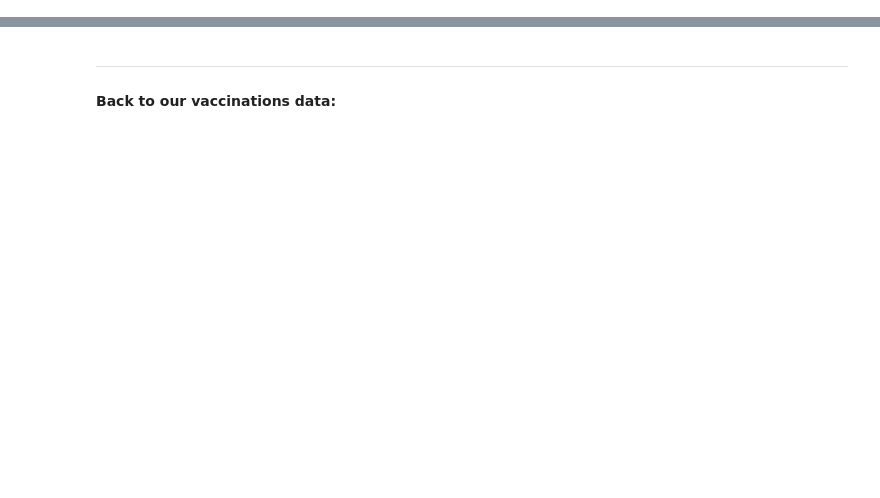
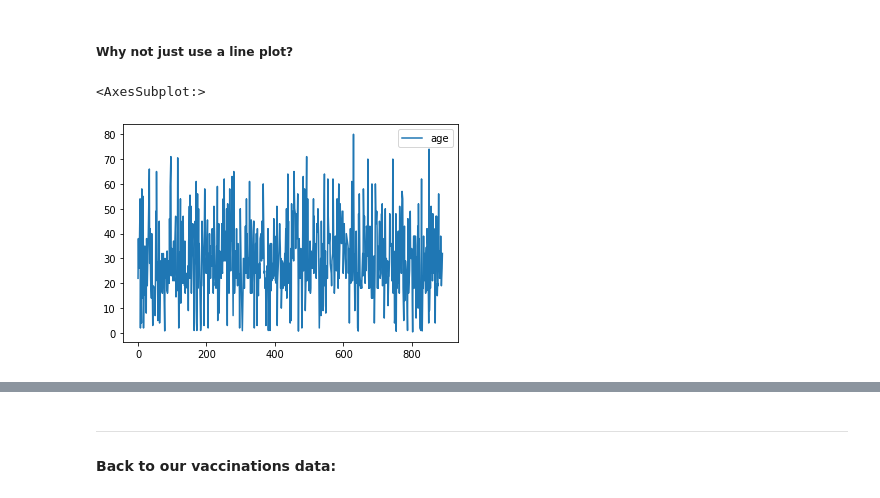
Before and after one commit to nlihin/data-analytics, a Jupyter notebook: unit4.ipynb, the cells around one changed output, grey strips where cells are left out. Cells and saved outputs as stored; diff of their text form; code cells hidden in the pictures; blank space fills up the shorter version.

```diff
--- a/unit4.ipynb
+++ b/unit4.ipynb
@@ -50,0 +46,7 @@ gym.plot.hist(bins=20, alpha=0.7)
+# %% [markdown]
+##### Why not just use a line plot?
+# %%
+sns.lineplot(data = titanic_df[['age']])
+# %% [output]
+<AxesSubplot:>
+[figure, added]
```
Also changed, not shown: parts of 116 cells of this notebook.
